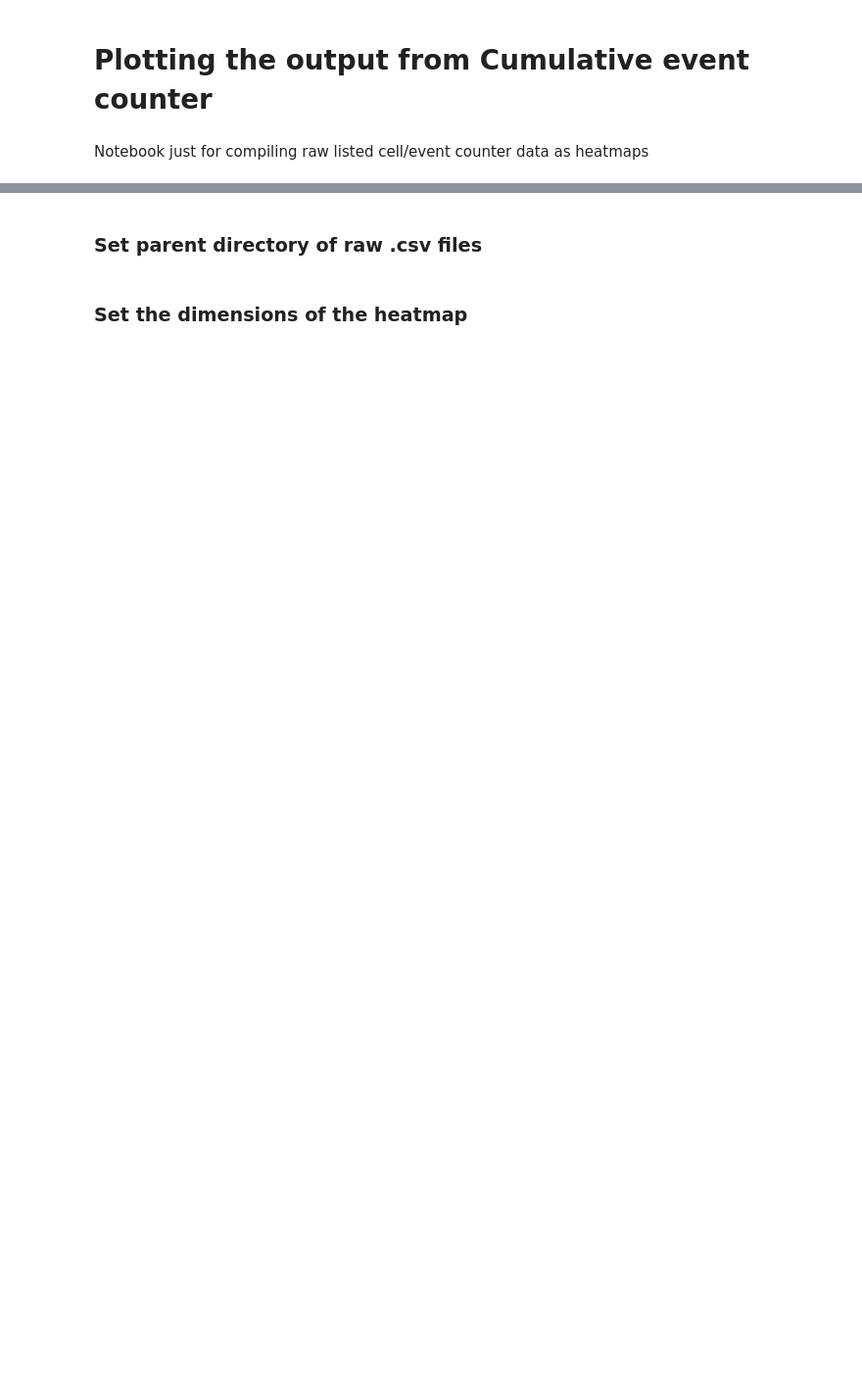
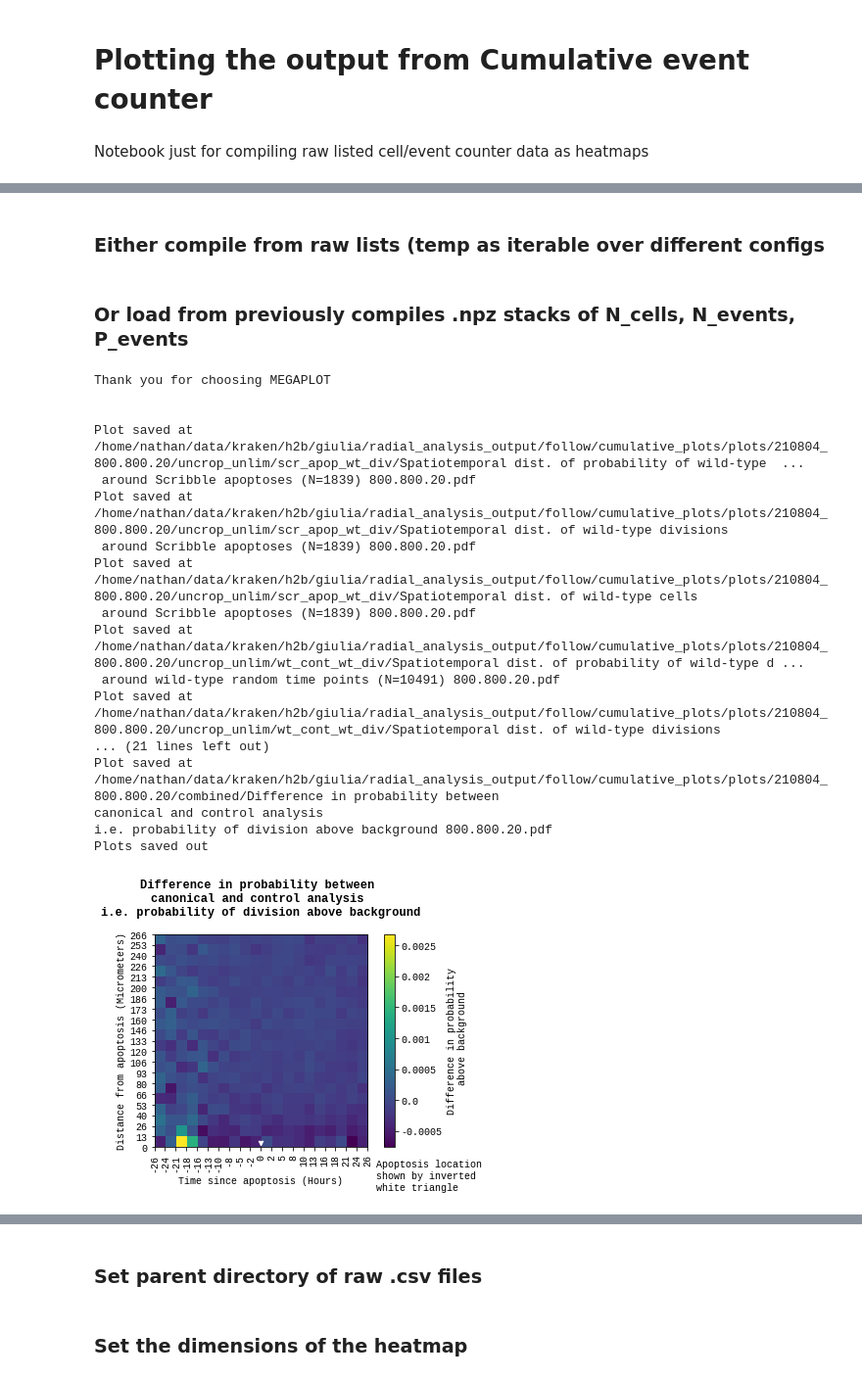
Before and after one commit to nthndy/cell-comp-analysis, a Jupyter notebook: radial_analysis/Plotting_raw_counter_output.ipynb, the cells around one changed output, grey strips where cells are left out. Shown at 98% size. Saved outputs shown, nothing was run; the diff lists cells and outputs as text; code cells hidden in the pictures; blank space fills up the shorter version.

Commit message:
finalising bulk output of radial analysis heatmaps

```diff
--- a/radial_analysis/Plotting_raw_counter_output.ipynb
+++ b/radial_analysis/Plotting_raw_counter_output.ipynb
@@ -11,0 +24,66 @@ import render
+# %% [markdown]
+### Either compile from raw lists (temp as iterable over different configs
+# %%
+for config in ['800.800.8', '800.800.6', '600.600.8', '600.600.10', '500.500.5' '1000.1000.10', '1000.1000.6']:
+    radius = int(config.split('.')[0])
+    t_range = int(config.split('.')[1])
+    num_bins = int(config.split('.')[2])
+    ### canon
+    raw_files_dir = os.path.join('/home/nathan/data/kraken/h2b/giulia/radial_analysis_output/follow/raw_lists/1600.1600/canon')
+    N_cells, N_events, P_events = render.cumulative_kymo_compiler(raw_files_dir, radius, t_range, num_bins)
+    limit = np.amax(P_events)
+    N = int(len(os.listdir(raw_files_dir))/2)
+
+    ### control
+    raw_files_dir = os.path.join('/home/nathan/data/kraken/h2b/giulia/radial_analysis_output/follow/raw_lists/1600.1600/control')
+    N_cells_c, N_events_c, P_events_c = render.cumulative_kymo_compiler(raw_files_dir, radius, t_range, num_bins)
+    limit_c = np.amax(P_events_c)
+    N_c = int(len(os.listdir(raw_files_dir))/2)
+
+    ### save out raw arrays for coeff var
+    fn = os.path.join(save_parent_dir,'arrays/canon_N_cell_N_event_P_event_{}.{}.{}.npz'.format(radius,t_range, num_bins))
+    if not os.path.exists(os.path.dirname(fn)):
+        os.makedirs(os.path.dirname(fn))
+    fn_c = os.path.join(save_parent_dir, 'arrays/control_N_cell_N_event_P_event_{}.{}.{}.npz'.format(radius,t_range, num_bins))
+    if not os.path.exists(os.path.dirname(fn_c)):
+        os.makedirs(os.path.dirname(fn_c))
+    np.savez(fn, N_cells, N_events, P_events)
+    np.savez(fn_c, N_cells_c, N_events_c, P_events_c)
+# %% [markdown]
+### Or load from previously compiles .npz stacks of N_cells, N_events, P_events
+# %%
+### load npz
+with np.load('/home/nathan/data/kraken/h2b/giulia/radial_analysis_output/follow/cumulative_plots/arrays/attempt5_arrays_only_800.800.20/arrays/canon_N_cell_N_event_P_event_800.800.20.npz') as data:
+    N_cells = data['arr_0']
+    N_events = data['arr_1']
+    P_events = data['arr_2']
+with np.load('/home/nathan/data/kraken/h2b/giulia/radial_analysis_output/follow/cumulative_plots/arrays/attempt5_arrays_only_800.800.20/arrays/control_N_cell_N_event_P_event_800.800.20.npz') as data:
+    N_cells_c = data['arr_0']
+    N_events_c = data['arr_1']
+    P_events_c = data['arr_2']
+N_c = 10491
+N = 1839
+limit_c = np.amax(P_events_c)
+limit = np.amax(P_events)
+cbar_lim = tuple((0, max(limit_c, limit)))
+# %%
+render.MEGAPLOT(N_cells, N_events, P_events, N_cells_c, N_events_c, P_events_c, N, N_c, limit, limit_c, cbar_lim)
+# %% [output]
+Thank you for choosing MEGAPLOT
+
+
+Plot saved at  /home/nathan/data/kraken/h2b/giulia/radial_analysis_output/follow/cumulative_plots/plots/210804_800.800.20/uncrop_unlim/scr_apop_wt_div/Spatiotemporal dist. of probability of wild-type  ...
+ around Scribble apoptoses (N=1839) 800.800.20.pdf
+Plot saved at  /home/nathan/data/kraken/h2b/giulia/radial_analysis_output/follow/cumulative_plots/plots/210804_800.800.20/uncrop_unlim/scr_apop_wt_div/Spatiotemporal dist. of wild-type divisions
+ around Scribble apoptoses (N=1839) 800.800.20.pdf
+Plot saved at  /home/nathan/data/kraken/h2b/giulia/radial_analysis_output/follow/cumulative_plots/plots/210804_800.800.20/uncrop_unlim/scr_apop_wt_div/Spatiotemporal dist. of wild-type cells
+ around Scribble apoptoses (N=1839) 800.800.20.pdf
+Plot saved at  /home/nathan/data/kraken/h2b/giulia/radial_analysis_output/follow/cumulative_plots/plots/210804_800.800.20/uncrop_unlim/wt_cont_wt_div/Spatiotemporal dist. of probability of wild-type d ...
+ around wild-type random time points (N=10491) 800.800.20.pdf
+Plot saved at  /home/nathan/data/kraken/h2b/giulia/radial_analysis_output/follow/cumulative_plots/plots/210804_800.800.20/uncrop_unlim/wt_cont_wt_div/Spatiotemporal dist. of wild-type divisions
+... (21 lines left out)
+Plot saved at  /home/nathan/data/kraken/h2b/giulia/radial_analysis_output/follow/cumulative_plots/plots/210804_800.800.20/combined/Difference in probability between
+canonical and control analysis
+i.e. probability of division above background 800.800.20.pdf
+Plots saved out
+[figure, added]
```
Also changed, not shown: parts of 16 cells of this notebook, 2 other files.
